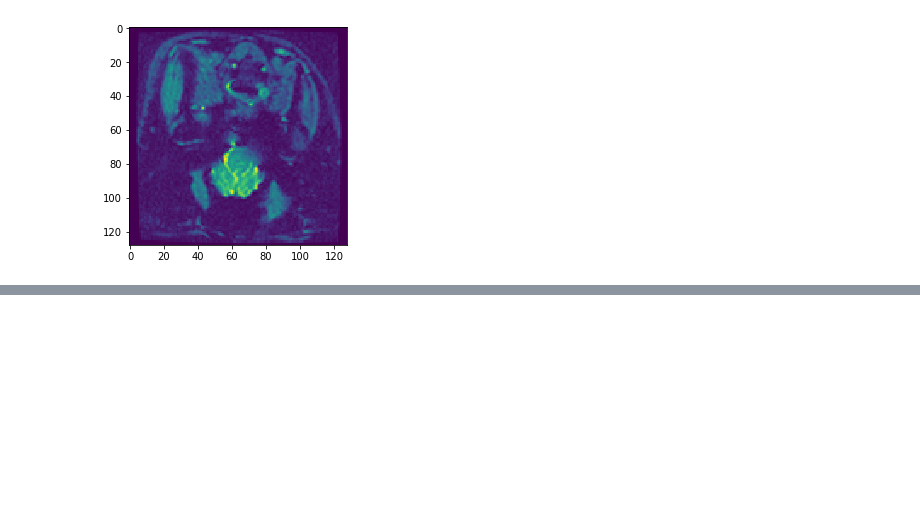
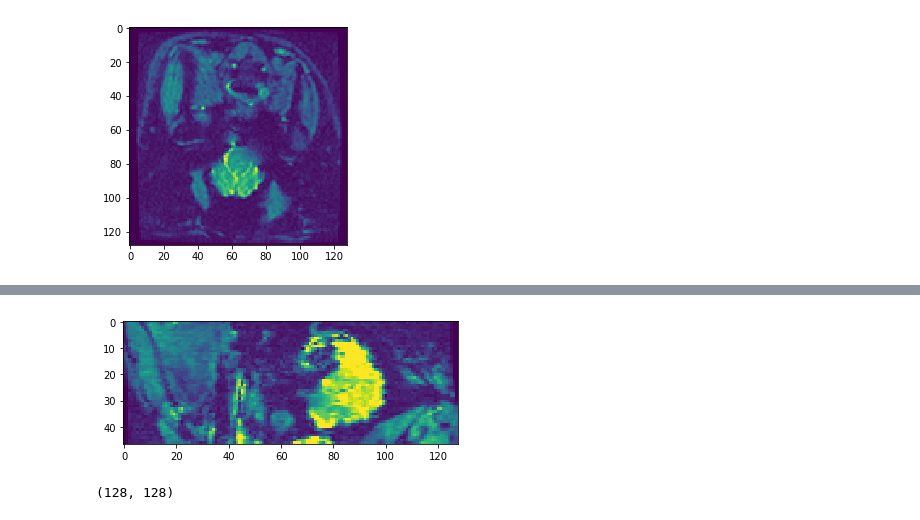
Before and after one commit to ays0110/bean, a Jupyter notebook: piggo.ipynb, the cells around one changed output, grey strips where cells are left out. Saved outputs shown, nothing was run; the diff lists cells and outputs as text; code cells hidden in the pictures; blank space fills up the shorter version.

Commit message:
dataloader, simple animations

```diff
--- a/piggo.ipynb
+++ b/piggo.ipynb
@@ -20,0 +77,22 @@ im.shape
+# %%
+fig, ax = plt.subplots()
+
+im = plt.imshow(all_data[0, :, 12, :], animated=True, interpolation='none')
+
+# animation function. This is called sequentially
+def animate(i):
+#     im.set_array(all_data[i % 120, 22])  # going in time at middle of head from top
+#     im.set_array(all_data[0, i % 47]) # going in from top of head
+#     im.set_array(all_data[0, :, :, i % 128]) # going in from cheek
+    im.set_array(all_data[i%120, :, :, 70]) # going in time at slice in middle of head from cheek
+#     im.set_array(all_data[0, :, i % 128, :]) # going in from snout
+
+    return im,
+
+# call the animator. blit=True means only re-draw the parts that have changed.
+anim = animation.FuncAnimation(fig, animate, interval=100, blit=True)
+
+
+
+HTML(anim.to_html5_video())
+# %% [output]
@@ -20,0 +100,5 @@ im.shape
+[figure, added]
+# %%
+def encoder(image):
+# %% [output]
+(128, 128)
```
Also changed, not shown: parts of 9 cells of this notebook.
